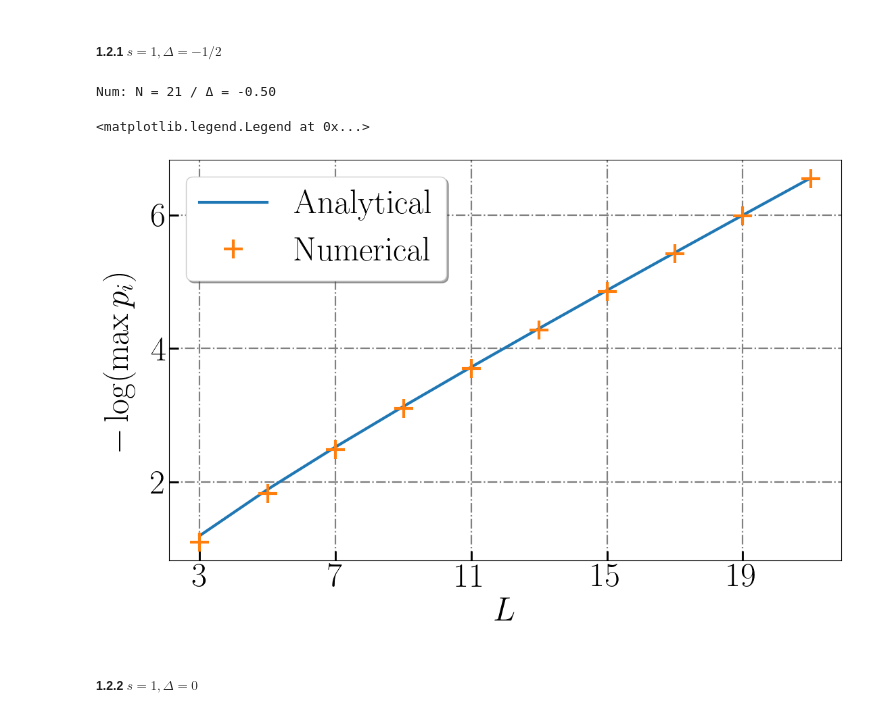
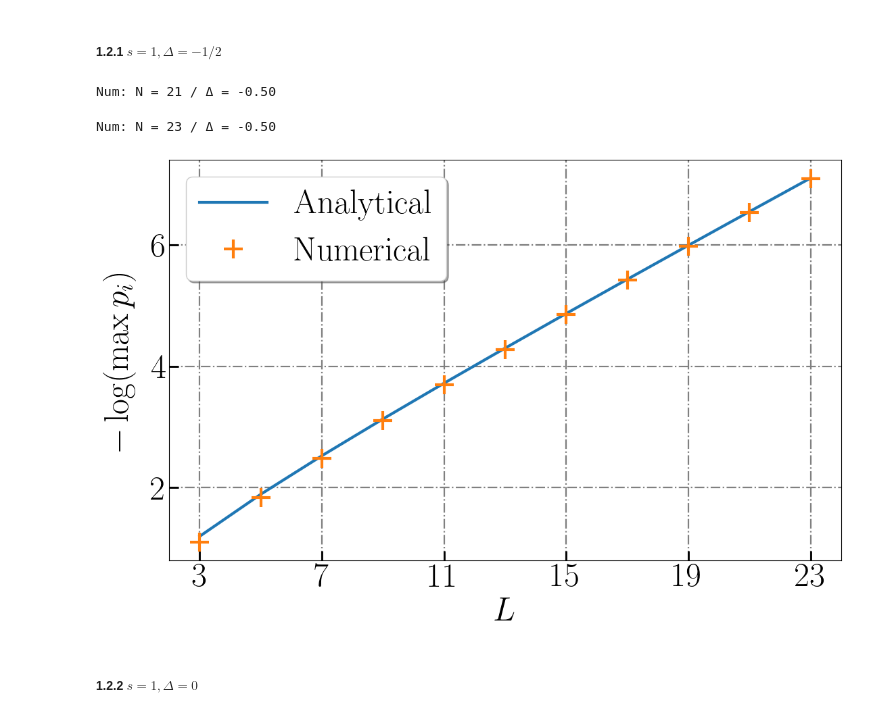
Before and after one commit to cobos99/LogCorrections, a Jupyter notebook: cobos/translation_ed/heisenberg_ed_results.ipynb, the cells around one changed output. Cells and saved outputs as stored; diff of their text form; code cells hidden in the pictures.

```diff
--- a/cobos/ti_ed/summary_ed_results.ipynb
+++ b/cobos/translation_ed/heisenberg_ed_results.ipynb
@@ -117,37 +117,38 @@ Sunny got exact results for the **AMPLITUDE** of the ground state of the model a
 # %% [markdown]
 ##### 1.2.1 $s = 1, \Delta = -1/2$
 # %%
-N_odd_range = [3, 23]
+N_odd_range = [3, 25]
 global_neg = True
 delta = -1/2
 print_mode = True
 stirlin_approx = True # When set to False, the overlap is exceptional
 
 N_arr = np.arange(*N_odd_range, 2)
 max_amps_arr, Egs_arr, max_amp_inds_arr = amptools.get_xxz_numerical_max_amps(N_arr, delta, global_neg, return_energy=True, return_max_amp_ind=True, print_mode=print_mode)
 
 def analytical_log_max_amp(N, stirling=True):
     if stirling:
         return (N-1)*np.log(3*np.sqrt(3)/4) + 2*np.log(np.sqrt(np.pi)/gamma(2/3)) + np.log(N/2)/3 # Stirling formula approximation
     else:
         return (N-1)*np.log(3*np.sqrt(3)/4) + 2*np.log(np.sqrt(np.pi)/gamma(2/3)) + 2*np.log(gamma(N/2 + 1/6)/gamma(N/2)) # Exact expression
 
 fig, ax = plt.subplots(1, 1, figsize=[12, 8])
 
 plt.plot(N_arr, analytical_log_max_amp(N_arr), linewidth=3, label="Analytical")
 plt.plot(N_arr, -np.log(max_amps_arr), "+", markersize=20, markeredgewidth=3, label="Numerical")
 
 plt.grid(color="gray", linestyle="dashdot", linewidth=1.6)
 plt.tick_params(width=2, length=10, direction="in")
 plt.xlabel("$L$")
 plt.ylabel(r"$-\log (\max p_i)$", labelpad=15)
 plt.xticks(np.arange(N_arr[0], N_arr[-1] + 1, 4))
 plt.tight_layout()
 plt.legend(shadow=True)
+plt.savefig("XXZ_model_SR_analytical_numerical_comparison_delta_-0.5000.pdf", facecolor="none")
 # %% [output]
 Num: N = 21 / Δ = -0.50
-<matplotlib.legend.Legend at 0x...>
+Num: N = 23 / Δ = -0.50
-[figure, old version]
+[figure, new version]
 # %% [markdown]
 ##### 1.2.2 $s = 1, \Delta = 0$
 # %%
```
Also changed, not shown: parts of 14 cells of this notebook, 35 other files.
